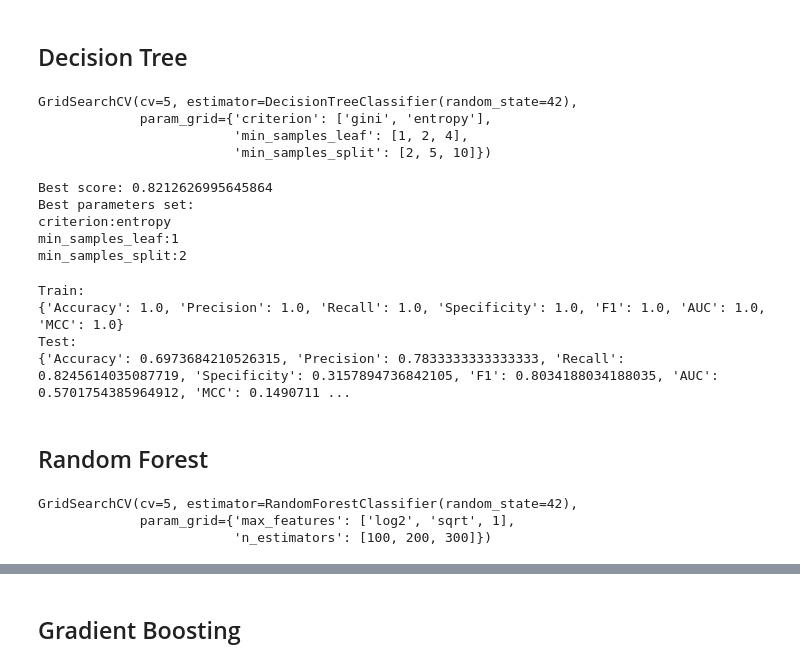
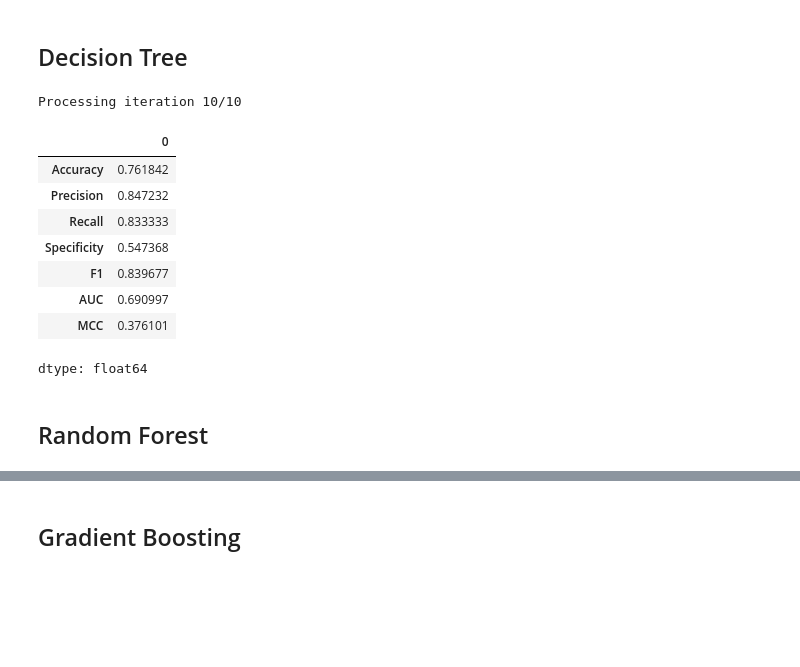
Before and after one commit to Durixas/Parkinson-s-Disease-Prediction-Code-and-Data-Repository, a Jupyter notebook: pre_agg.ipynb, the cells around one changed output, grey strips where cells are left out. Cells and saved outputs as stored; diff of their text form; code cells hidden in the pictures; blank space fills up the shorter version.

```diff
--- a/pre_agg.ipynb
+++ b/pre_agg.ipynb
@@ -194,8 +170,0 @@ groups = synthetic_data.id
-# %%
-X_train = X_train.groupby(X_train.index // 3).mean()
-y_train = y_train.groupby(y_train.index // 3).mean()
-X_test = X_test.groupby(X_test.index // 3).mean()
-y_test = y_test.groupby(y_test.index // 3).mean()
-
-X_train = X_train.to_numpy()
-X_test = X_test.to_numpy()
@@ -291,31 +242,2 @@ df_test_result = pd.DataFrame(res_lr_test, index=['Logistic Regression'])
 # %% [markdown]
 ## Decision Tree
-# %%
-params = {
-    'criterion': ['gini', 'entropy'],
-    'min_samples_split': [2, 5, 10],
-    'min_samples_leaf': [1, 2, 4]
-}
-grid_dt = GridSearchCV(DecisionTreeClassifier(random_state=42), params, cv=5)
-grid_dt.fit(X_train, y_train)
-# %% [output]
-GridSearchCV(cv=5, estimator=DecisionTreeClassifier(random_state=42),
-             param_grid={'criterion': ['gini', 'entropy'],
-                         'min_samples_leaf': [1, 2, 4],
-                         'min_samples_split': [2, 5, 10]})
-# %%
-print_grid_search(grid_dt)
-# %% [output]
-Best score: 0.8212626995645864
-Best parameters set:
-criterion:entropy
-min_samples_leaf:1
-min_samples_split:2
-# %%
-best_dt = grid_dt.best_estimator_
-res_dt_train, res_dt_test = get_results(best_dt)
-# %% [output]
-Train:
-{'Accuracy': 1.0, 'Precision': 1.0, 'Recall': 1.0, 'Specificity': 1.0, 'F1': 1.0, 'AUC': 1.0, 'MCC': 1.0}
-Test:
-{'Accuracy': 0.6973684210526315, 'Precision': 0.7833333333333333, 'Recall': 0.8245614035087719, 'Specificity': 0.3157894736842105, 'F1': 0.8034188034188035, 'AUC': 0.5701754385964912, 'MCC': 0.1490711 ...
@@ -325,13 +244,33 @@ df_test_result = pd.concat([df_test_result, pd.DataFrame(res_dt_test, index=['De
+# %%
+params = {
+    'criterion': ['gini', 'entropy'],
+    'min_samples_split': [2, 5, 10],
+    'min_samples_leaf': [1, 2, 4]
+}
+
+results = defaultdict(list)
+
+for i in range(10):
+    print(f"\rProcessing iteration {i+1}/10", end='', flush=True)
+    metrics = grid_search(i, DecisionTreeClassifier(random_state=42), params)
+    for key, value in metrics.items():
+        results[key].append(value)
+
+results = dict(results)
+summary['Decision Tree'] = results
+# %% [output]
+Processing iteration 10/10
+# %%
+pd.DataFrame(summary['Decision Tree']).mean()
+# %% [output]
+|  | 0 |
+| Accuracy | 0.761842 |
+| Precision | 0.847232 |
+| Recall | 0.833333 |
+| Specificity | 0.547368 |
+| F1 | 0.839677 |
+| AUC | 0.690997 |
+| MCC | 0.376101 |
+dtype: float64
 # %% [markdown]
 ## Random Forest
-# %%
-params = {
-    'n_estimators': [100, 200, 300],
-    'max_features': ['log2', 'sqrt', 1]
-}
-grid_rf = GridSearchCV(RandomForestClassifier(random_state=42), params, cv=5)
-grid_rf.fit(X_train, y_train)
-# %% [output]
-GridSearchCV(cv=5, estimator=RandomForestClassifier(random_state=42),
-             param_grid={'max_features': ['log2', 'sqrt', 1],
-                         'n_estimators': [100, 200, 300]})
```
Also changed, not shown: parts of 75 cells of this notebook.
